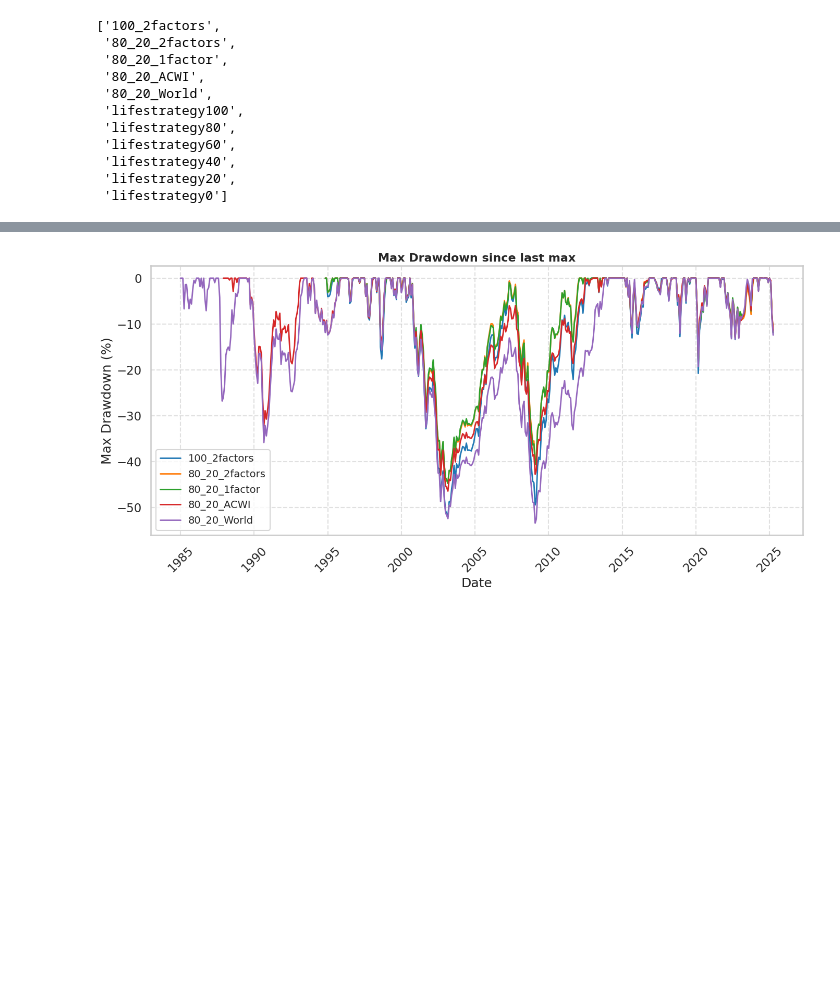
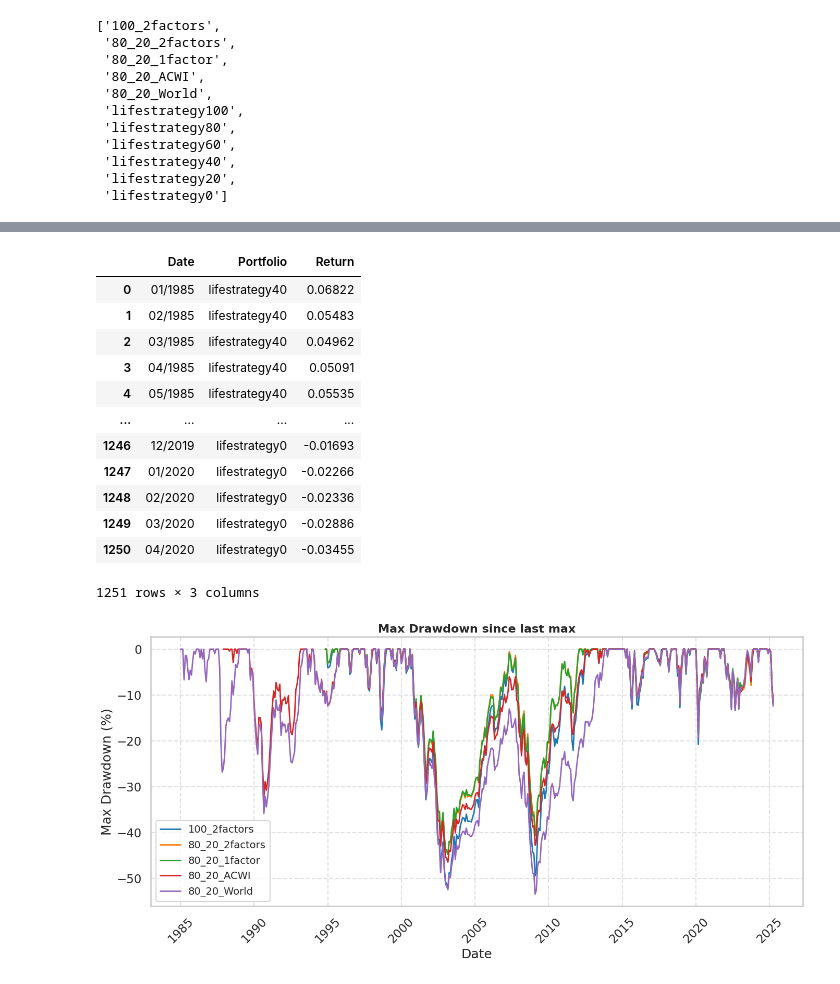
Before and after one commit to PhisicsLollo0/Finance4All, a Jupyter notebook: prices_scraping.ipynb, the cells around one changed output, grey strips where cells are left out. Cells and saved outputs as stored; diff of their text form; code cells hidden in the pictures; blank space fills up the shorter version.

```diff
--- a/prices_scraping.ipynb
+++ b/prices_scraping.ipynb
@@ -280,3 +350,19 @@ for years in [5]:
+# %%
+final_results.melt(id_vars='Date', var_name='Portfolio', value_name='Return').dropna()
+# %% [output]
+|  | Date | Portfolio | Return |
+| 0 | 01/1985 | lifestrategy40 | 0.06822 |
+| 1 | 02/1985 | lifestrategy40 | 0.05483 |
+| 2 | 03/1985 | lifestrategy40 | 0.04962 |
+| 3 | 04/1985 | lifestrategy40 | 0.05091 |
+| 4 | 05/1985 | lifestrategy40 | 0.05535 |
+| ... | ... | ... | ... |
+| 1246 | 12/2019 | lifestrategy0 | -0.01693 |
+| 1247 | 01/2020 | lifestrategy0 | -0.02266 |
+| 1248 | 02/2020 | lifestrategy0 | -0.02336 |
+| 1249 | 03/2020 | lifestrategy0 | -0.02886 |
+| 1250 | 04/2020 | lifestrategy0 | -0.03455 |
+1251 rows × 3 columns
 # %%
 final_maxdrawdown = None
 
```
Also changed, not shown: parts of 10 cells of this notebook, 3 other files.
